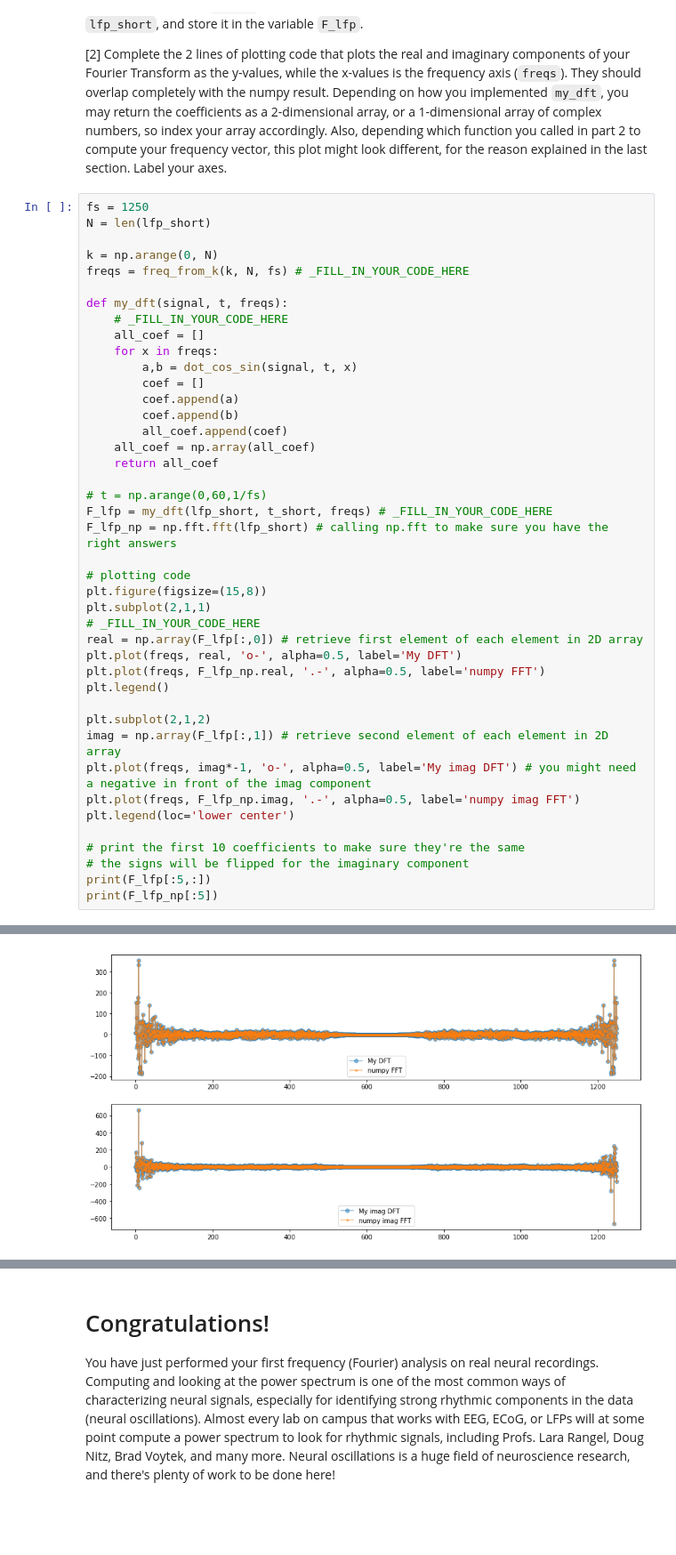
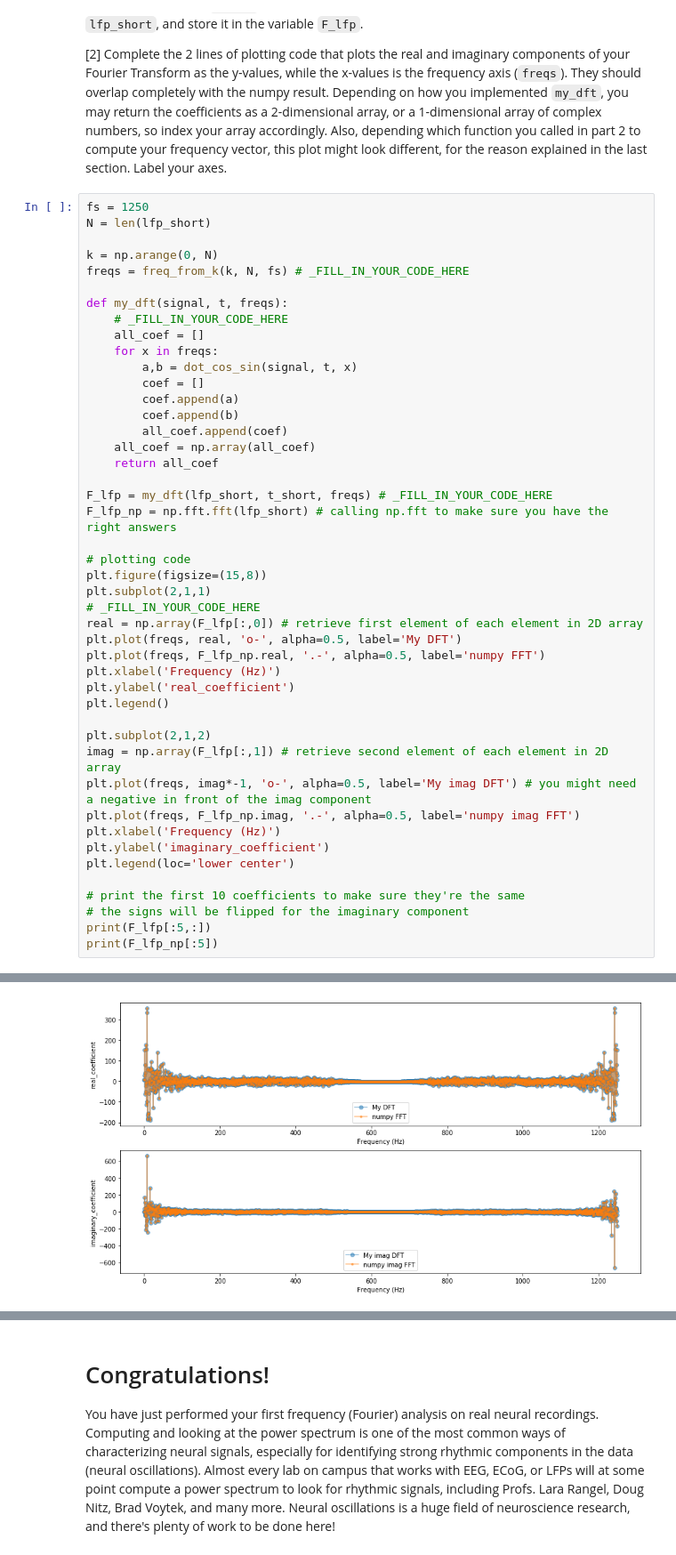
Before and after one commit to ylc020/COGS118C, a Jupyter notebook: Assignments/A2-FourierTransform.ipynb, the cells around one changed output, grey strips where cells are left out. Shown: that part at 89% size. Cells and saved outputs as stored; diff of their text form; blank space fills up the shorter version.

```diff
--- a/Assignments/A2-FourierTransform.ipynb
+++ b/Assignments/A2-FourierTransform.ipynb
@@ -397,39 +397,42 @@ def my_dft(signal, t, freqs):
     all_coef = np.array(all_coef)
     return all_coef
 
-# t = np.arange(0,60,1/fs)
 F_lfp = my_dft(lfp_short, t_short, freqs) # _FILL_IN_YOUR_CODE_HERE
 F_lfp_np = np.fft.fft(lfp_short) # calling np.fft to make sure you have the right answers
 
 # plotting code
 plt.figure(figsize=(15,8))
 plt.subplot(2,1,1)
 # _FILL_IN_YOUR_CODE_HERE
 real = np.array(F_lfp[:,0]) # retrieve first element of each element in 2D array
 plt.plot(freqs, real, 'o-', alpha=0.5, label='My DFT')
 plt.plot(freqs, F_lfp_np.real, '.-', alpha=0.5, label='numpy FFT')
+plt.xlabel('Frequency (Hz)')
+plt.ylabel('real_coefficient')
 plt.legend()
 
 plt.subplot(2,1,2)
 imag = np.array(F_lfp[:,1]) # retrieve second element of each element in 2D array
 plt.plot(freqs, imag*-1, 'o-', alpha=0.5, label='My imag DFT') # you might need a negative in front of the imag component
 plt.plot(freqs, F_lfp_np.imag, '.-', alpha=0.5, label='numpy imag FFT')
+plt.xlabel('Frequency (Hz)')
+plt.ylabel('imaginary_coefficient')
 plt.legend(loc='lower center')
 
 # print the first 10 coefficients to make sure they're the same
 # the signs will be flipped for the imaginary component
 print(F_lfp[:5,:])
 print(F_lfp_np[:5])
 # %% [output]
 [[   7.233         0.        ]
  [   6.97623592    3.53135132]
  [ 151.20396588 -167.55678957]
  [  28.24947012  -35.06579311]
  [  78.62649761   43.8603854 ]]
 [  7.233       +0.j           6.97623592  -3.53135132j
  151.20396588+167.55678957j  28.24947012 +35.06579311j
   78.62649761 -43.8603854j ]
-[figure, old version]
+[figure, new version]
 # %% [markdown]
 # [3 + 1 Bonus] Q6: Power Spectrum
 The above two plots are the real and imaginary coefficients spectra. While looking at them is interesting, we are often interested in another spectrum, the **power spectrum** of a signal, which is the squared magnitude of the complex vector (defined by coefficients `a_coef` and `b_coef`) at every frequency. This representation tells us which components are the strongest (has the highest power) in our data.
```
Also changed, not shown: parts of 6 cells of this notebook.
